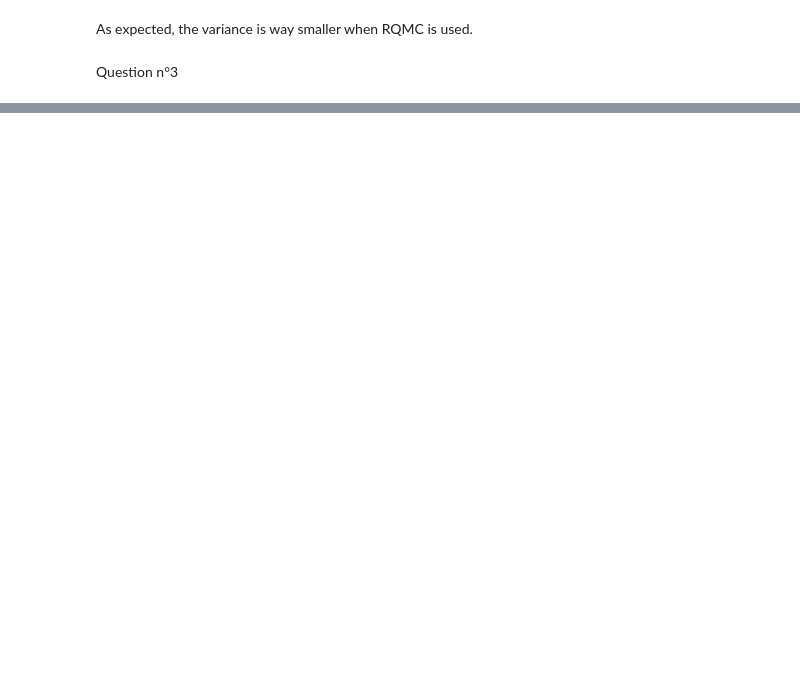
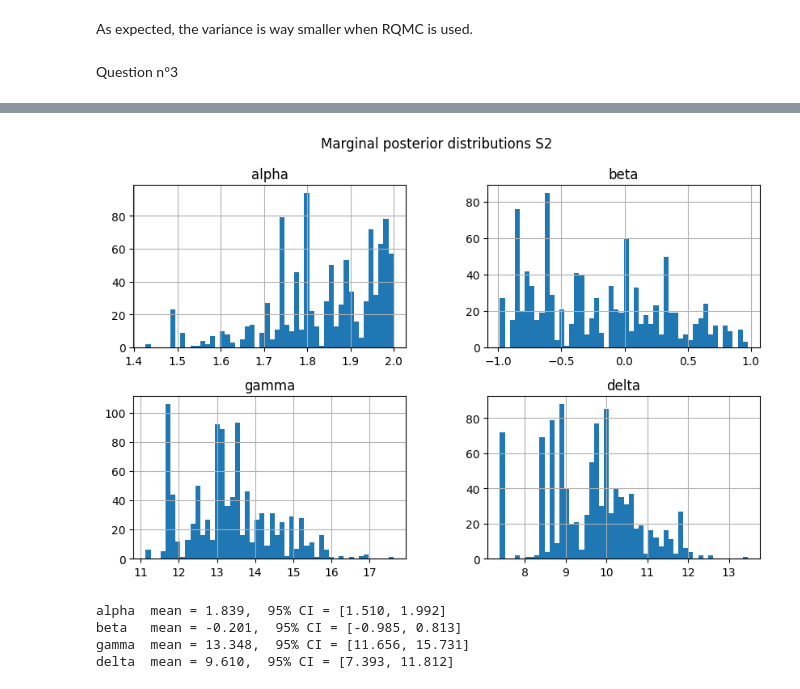
Before and after one commit to elyanrgn/ABC_alpha_stable_models, a Jupyter notebook: main.ipynb, the cells around one changed output, grey strips where cells are left out. Drawn from its saved outputs; the diff is of its cells as text; code cells hidden in the pictures; blank space fills up the shorter version.

```diff
--- a/main.ipynb
+++ b/main.ipynb
@@ -311,0 +772,18 @@ def abc_rejection(y_obs, N, n_sim, epsilon):
+# %%
+
+#On définit nos epsilon pour la simulation on ne peut pas prendre ceux du papiers, le temps computationnel serait trop lonh
+eps = [1000,100,50,25,12.5,6.25,3.125,1.5625,0.78125]
+T = len(eps)
+# %%
+thetas2, w2 = smc_prc_abc_(
+    x_obs=x_obs,
+    summary_statistics=summary_stat_2,
+    N=1000,
+    T=T,
+    epsilons=eps,
+    Lambda=np.diag([0.25, 0.25, 1., 1.]),
+    Sigma_hat=estimate_sigma_hat(theta, simulate_data, summary_stat_2, len(x_obs), P=1000),
+    prior_sample=prior_sample,
+    prior_pdf=prior_pdf,
+    simulate_data=simulate_data
+)
@@ -311,0 +811,13 @@ def abc_rejection(y_obs, N, n_sim, epsilon):
+# %%
+def plot_theta(particles,n):
+    df = pd.DataFrame(particles, columns=["alpha", "beta", "gamma", "delta"])
+
+    df.hist(bins=50, figsize=(10, 6))
+    plt.suptitle("Marginal posterior distributions S{}".format(n) )
+    plt.show()
+
+    mean = np.mean(particles, axis=0)
+    ci95 = np.percentile(particles, [2.5, 97.5], axis=0)
+
+    for name, m, ci in zip(["alpha", "beta", "gamma", "delta"], mean, ci95.T):
+        print(f"{name:6s} mean = {m:.3f},  95% CI = [{ci[0]:.3f}, {ci[1]:.3f}]")
@@ -311,0 +850,8 @@ def abc_rejection(y_obs, N, n_sim, epsilon):
+# %%
+plot_theta(thetas2,2)
+# %% [output]
+[figure, added]
+alpha  mean = 1.839,  95% CI = [1.510, 1.992]
+beta   mean = -0.201,  95% CI = [-0.985, 0.813]
+gamma  mean = 13.348,  95% CI = [11.656, 15.731]
+delta  mean = 9.610,  95% CI = [7.393, 11.812]
```
Also changed, not shown: parts of 27 cells of this notebook.
